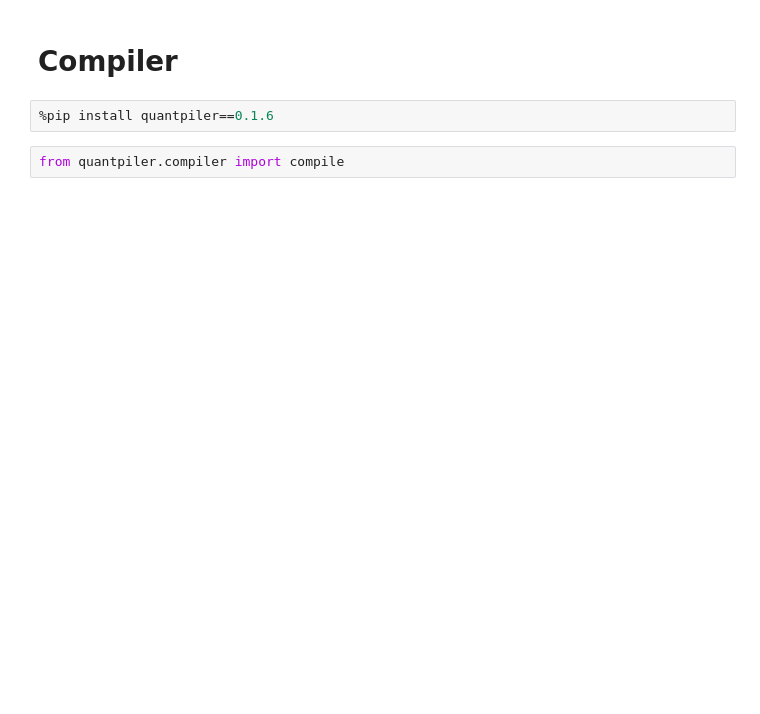
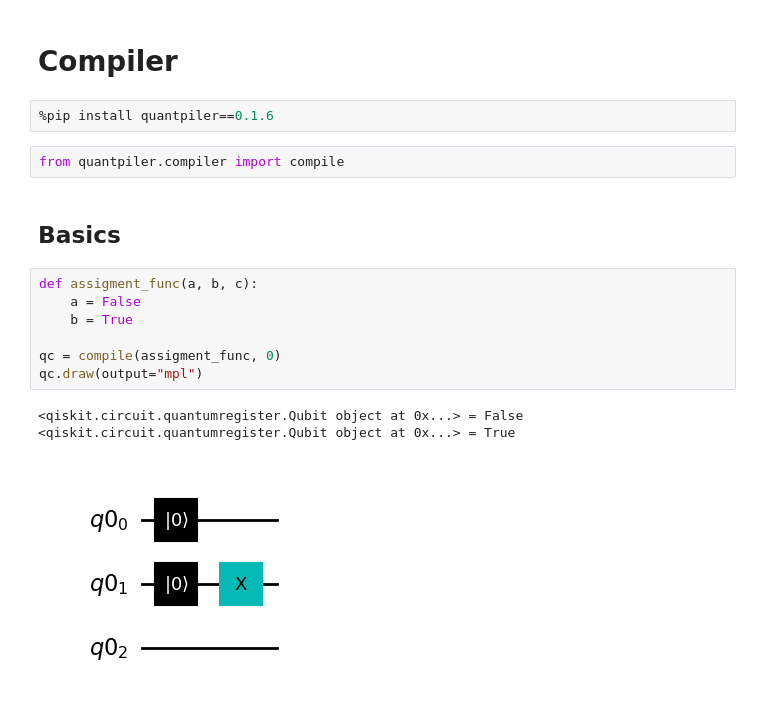
Before and after one commit to averyanalex/quantpiler-v0, a Jupyter notebook: docs/examples/compiler.ipynb, the cells around one changed output. Drawn from its saved outputs; the diff is of its cells as text; blank space fills up the shorter version.

Commit message:
Improve compiler example

```diff
--- a/docs/examples/compiler.ipynb
+++ b/docs/examples/compiler.ipynb
@@ -4,3 +4,16 @@
 %pip install quantpiler==0.1.6
 # %%
 from quantpiler.compiler import compile
+# %% [markdown]
+## Basics
+# %%
+def assigment_func(a, b, c):
+    a = False
+    b = True
+
+qc = compile(assigment_func, 0)
+qc.draw(output="mpl")
+# %% [output]
+<qiskit.circuit.quantumregister.Qubit object at 0x...> = False
+<qiskit.circuit.quantumregister.Qubit object at 0x...> = True
+[figure, added]
```
Also changed, not shown: parts of 10 cells of this notebook, 1 other file.
